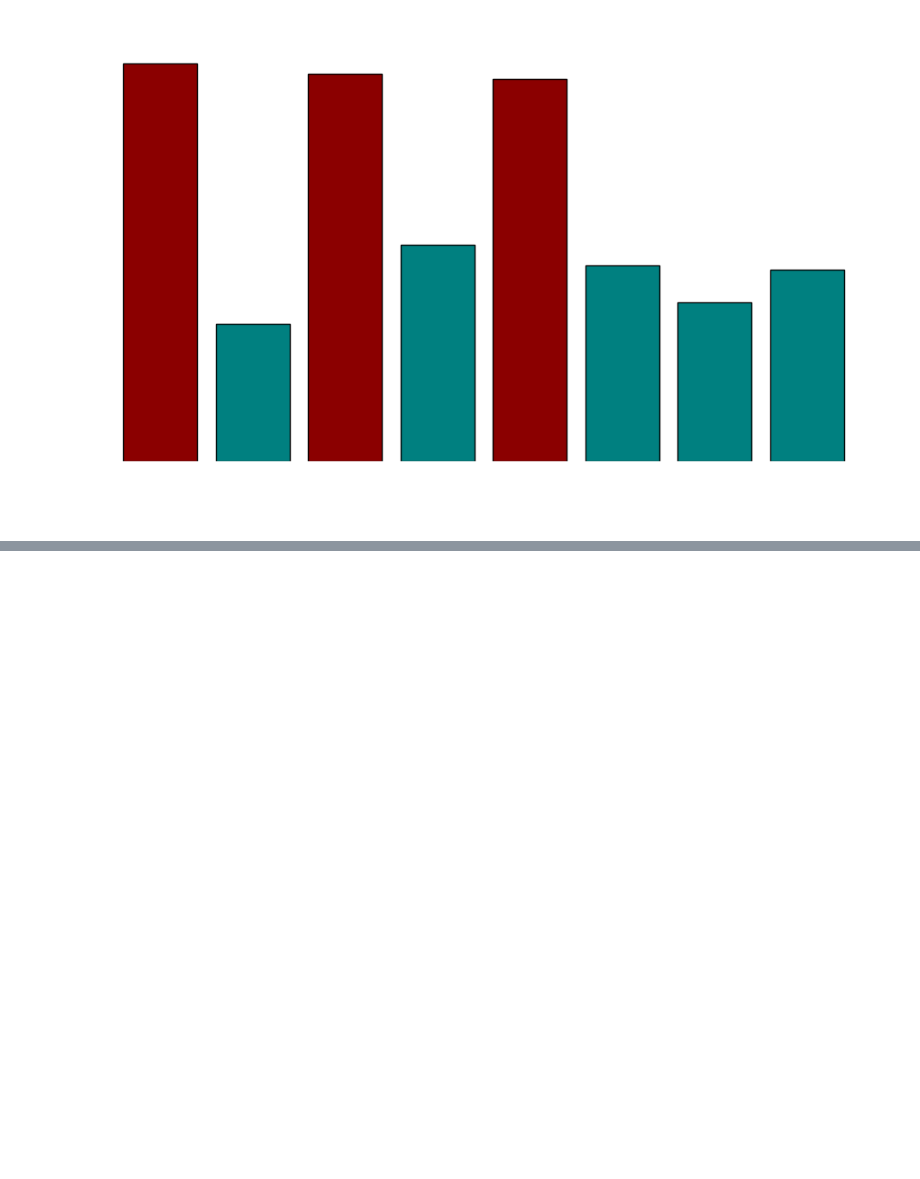
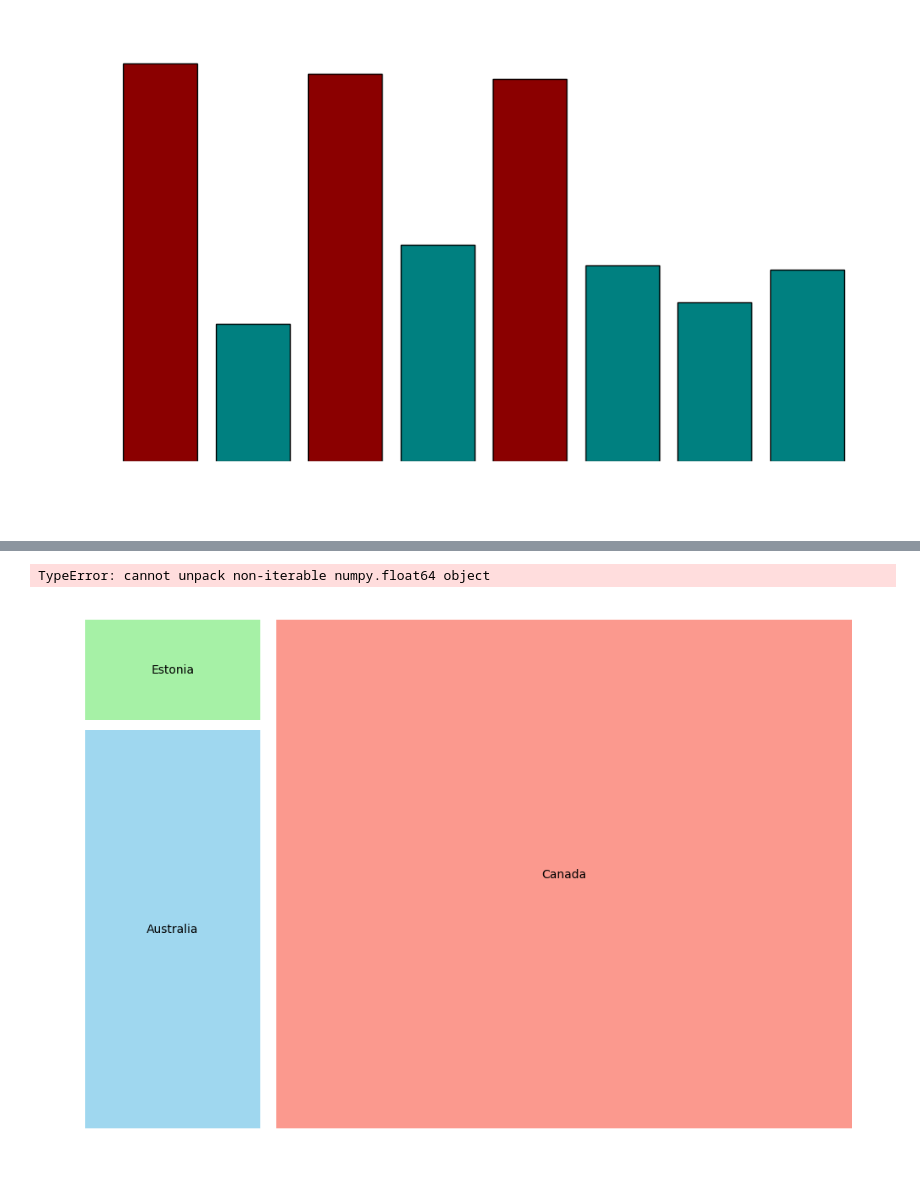
Before and after one commit to ThePennyGoblin/SMU_BootCamp_-Project_1, a Jupyter notebook: WHO Data API/Caite_Scratchpad_Analysis_other.ipynb, the cells around one changed output, grey strips where cells are left out. Cells and saved outputs as stored; diff of their text form; code cells hidden in the pictures; blank space fills up the shorter version.

```diff
--- a/WHO Data API/Scratpad_Analysis.ipynb
+++ b/WHO Data API/Caite_Scratchpad_Analysis_other.ipynb
@@ -1019,3 +1131,34 @@ plt.show()
 # AMR-- Venezuela, Canada // WPR-- AUS, KIR, MYS highest pricing how to show the relationship between beer/wine totals and spirits totals?
 
 # how to show a bubble graph
+# %%
+!pip install squarify
+import squarify
+# Calculating nested values
+df_market['Total Spirits Consumption'] = df_market['Total Alcohol Consumption'] * (df_market['Spirits %'] / 100)
+
+# Plotting
+plt.figure(figsize=(12, 8))
+
+# Define colors
+outer_colors = ['skyblue', 'lightgreen', 'salmon']
+inner_colors = ['lightblue', 'lightgreen', 'lightcoral']
+
+# Plotting outer rectangles
+sizes = df_market['Total Spirits Consumption']
+labels = df_market['Country']
+squarify.plot(sizes=sizes, label=labels, color=outer_colors, alpha=0.8, pad=True)
+
+# Plotting inner rectangles (size of 800,000)
+for i, (size, label) in enumerate(zip(df_market['Asterisk Market share '], df_market['Country'])):
+    parent_size = df_market['Total Spirits Consumption'][i]
+    x, y, dx, dy = squarify.normalize_sizes([size], dx=parent_size, dy=parent_size)[0]
+    plt.bar(x, dy, dx, y, color=inner_colors[i], alpha=0.5)
+
+# Adding labels
+plt.title("Treemap with Nested Boxes of 800,000 by Country")
+plt.axis('off')
+
+# Show plot
+plt.show()
+# %% [output]
@@ -1021,0 +1167,2 @@ plt.show()
+TypeError: cannot unpack non-iterable numpy.float64 object
+[figure, added]
```
Also changed, not shown: parts of 7 cells of this notebook, 21 other files.
